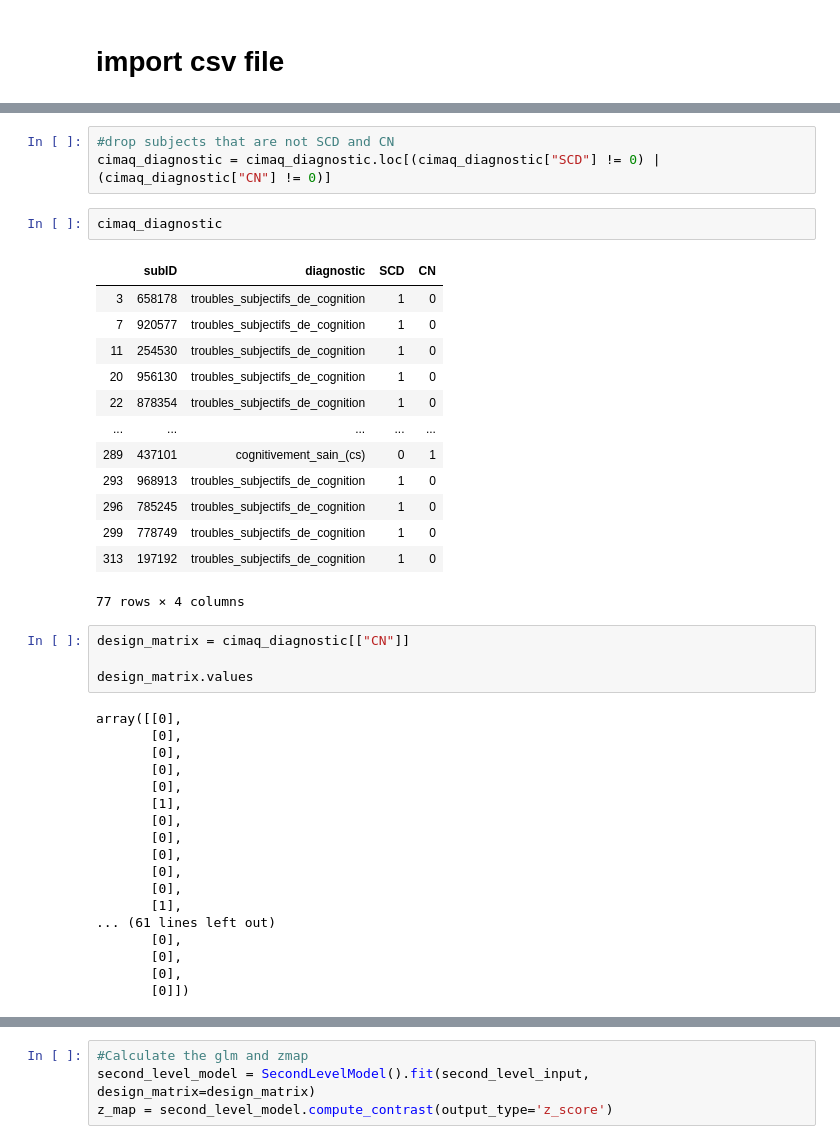
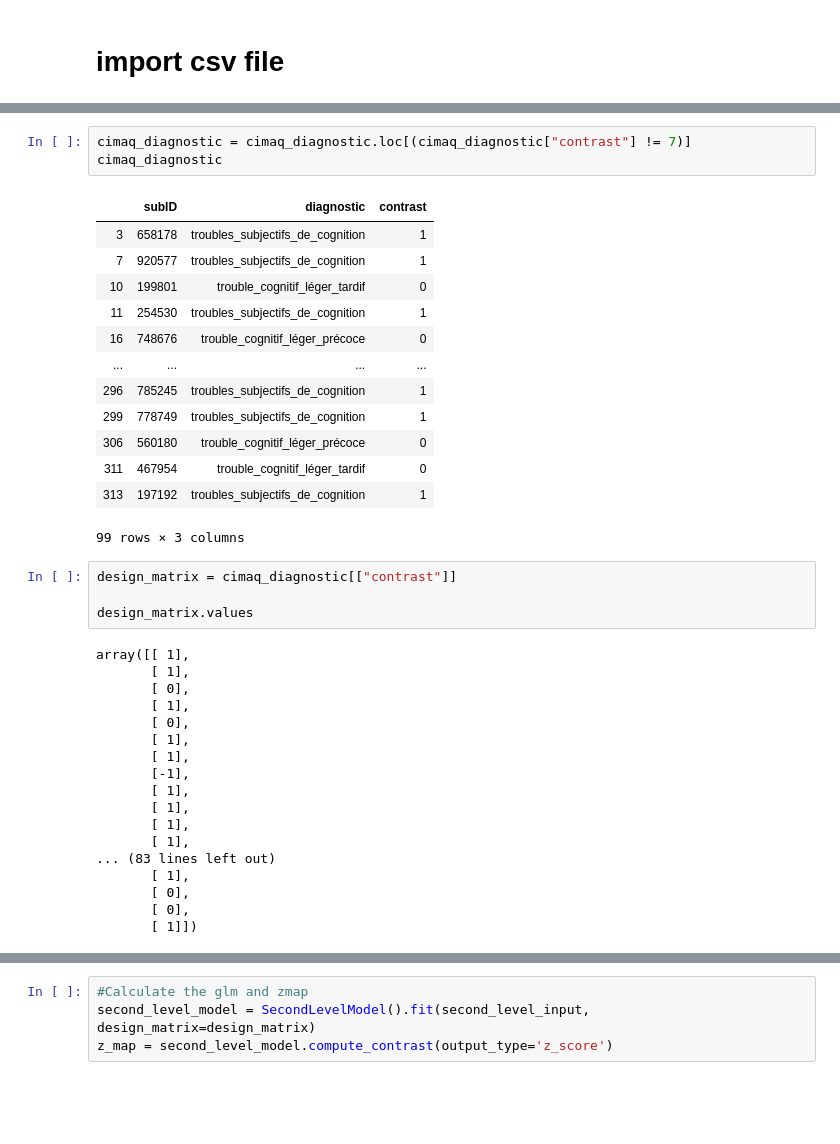
Before and after one commit to SIMEXP/hyperconnectivity_SCI, a Jupyter notebook: second_level_nistats.ipynb, the cells around one changed output, grey strips where cells are left out. Cells and saved outputs as stored; diff of their text form; blank space fills up the shorter version.

```diff
--- a/second_level_nistats.ipynb
+++ b/second_level_nistats.ipynb
@@ -85,44 +88,42 @@ Number of SCD:  54
-# %%
-#drop subjects that are not SCD and CN
-cimaq_diagnostic = cimaq_diagnostic.loc[(cimaq_diagnostic["SCD"] != 0) | (cimaq_diagnostic["CN"] != 0)]
-# %%
-cimaq_diagnostic
-# %% [output]
-|  | subID | diagnostic | SCD | CN |
-| 3 | 658178 | troubles_subjectifs_de_cognition | 1 | 0 |
-| 7 | 920577 | troubles_subjectifs_de_cognition | 1 | 0 |
-| 11 | 254530 | troubles_subjectifs_de_cognition | 1 | 0 |
-| 20 | 956130 | troubles_subjectifs_de_cognition | 1 | 0 |
-| 22 | 878354 | troubles_subjectifs_de_cognition | 1 | 0 |
-| ... | ... | ... | ... | ... |
-| 289 | 437101 | cognitivement_sain_(cs) | 0 | 1 |
-| 293 | 968913 | troubles_subjectifs_de_cognition | 1 | 0 |
-| 296 | 785245 | troubles_subjectifs_de_cognition | 1 | 0 |
-| 299 | 778749 | troubles_subjectifs_de_cognition | 1 | 0 |
-| 313 | 197192 | troubles_subjectifs_de_cognition | 1 | 0 |
-77 rows × 4 columns
+# %%
+cimaq_diagnostic = cimaq_diagnostic.loc[(cimaq_diagnostic["contrast"] != 7)]
+cimaq_diagnostic
+# %% [output]
+|  | subID | diagnostic | contrast |
+| 3 | 658178 | troubles_subjectifs_de_cognition | 1 |
+| 7 | 920577 | troubles_subjectifs_de_cognition | 1 |
+| 10 | 199801 | trouble_cognitif_léger_tardif | 0 |
+| 11 | 254530 | troubles_subjectifs_de_cognition | 1 |
+| 16 | 748676 | trouble_cognitif_léger_précoce | 0 |
+| ... | ... | ... | ... |
+| 296 | 785245 | troubles_subjectifs_de_cognition | 1 |
+| 299 | 778749 | troubles_subjectifs_de_cognition | 1 |
+| 306 | 560180 | trouble_cognitif_léger_précoce | 0 |
+| 311 | 467954 | trouble_cognitif_léger_tardif | 0 |
+| 313 | 197192 | troubles_subjectifs_de_cognition | 1 |
+99 rows × 3 columns
 # %%
-design_matrix = cimaq_diagnostic[["CN"]]
+design_matrix = cimaq_diagnostic[["contrast"]]
 
 design_matrix.values
 # %% [output]
-array([[0],
-       [0],
-       [0],
-       [0],
-       [0],
-       [1],
-       [0],
-       [0],
-       [0],
-       [0],
-       [0],
-       [1],
-... (61 lines left out)
-       [0],
-       [0],
-       [0],
-       [0]])
+array([[ 1],
+       [ 1],
+       [ 0],
+       [ 1],
+       [ 0],
+       [ 1],
+       [ 1],
+       [-1],
+       [ 1],
+       [ 1],
+       [ 1],
+       [ 1],
+... (83 lines left out)
+       [ 1],
+       [ 0],
+       [ 0],
+       [ 1]])
 # %%
 network_interest = "DMN"
 rmaps = nets_rmaps[network_interest]
```
Also changed, not shown: parts of 10 cells of this notebook.
